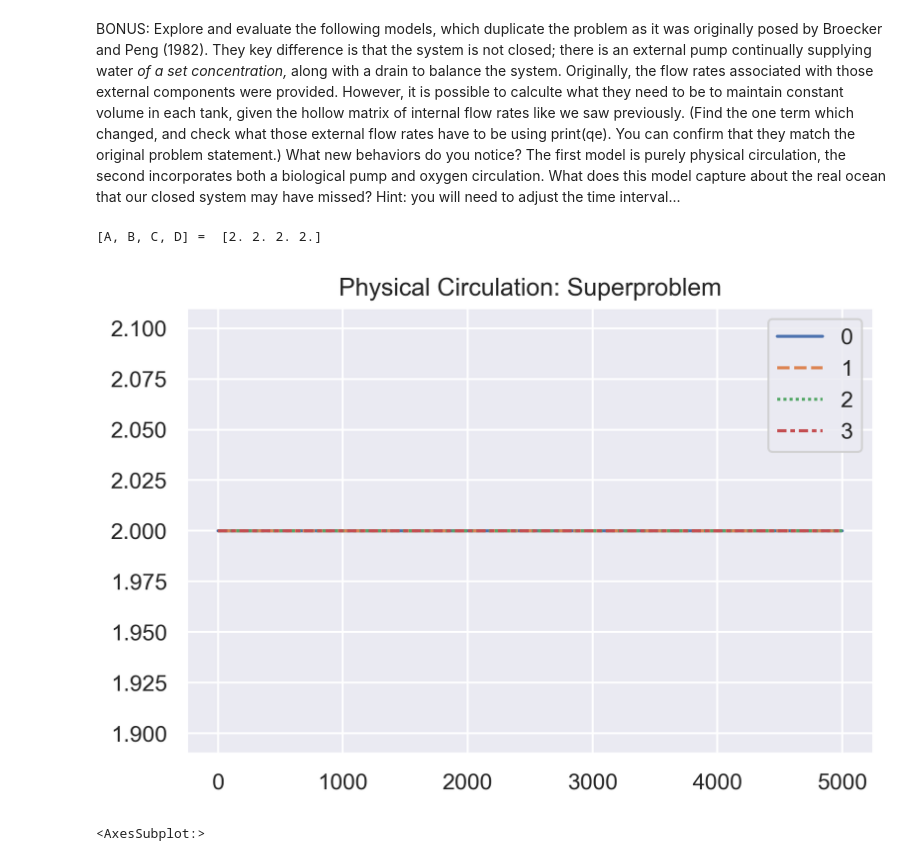
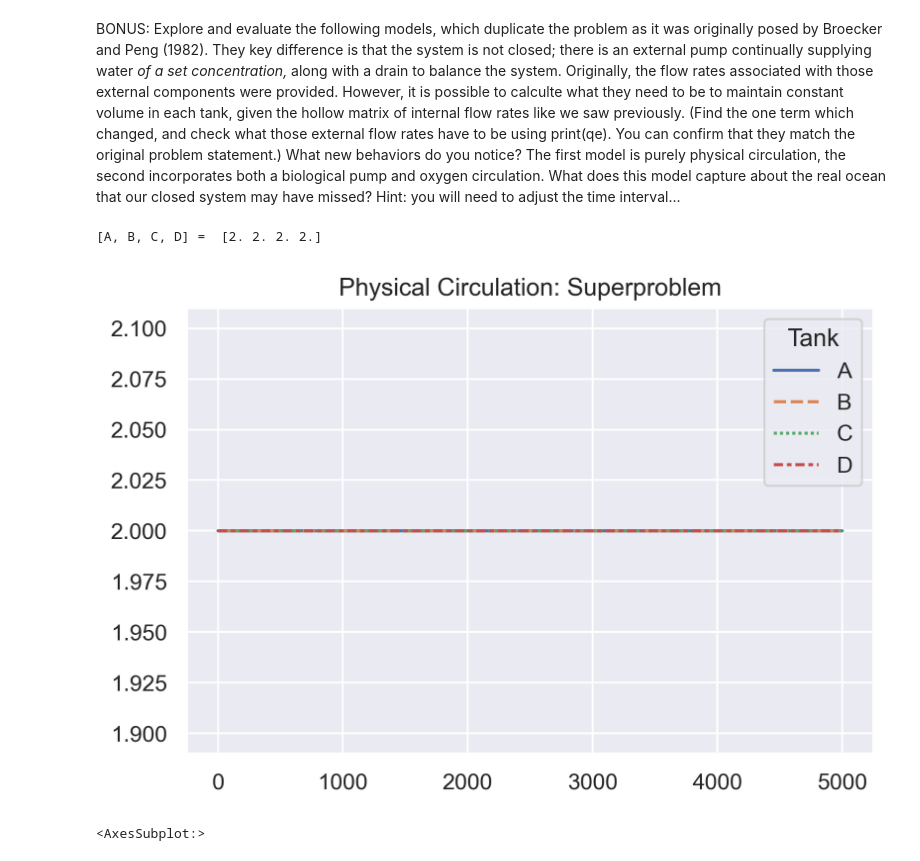
Before and after one commit to hernypeterson/nutrient-model, a Jupyter notebook: nutrient-model.ipynb, the cells around one changed output. Saved outputs shown, nothing was run; the diff lists cells and outputs as text; code cells hidden in the pictures.

```diff
--- a/nutrient-model.ipynb
+++ b/nutrient-model.ipynb
@@ -174,27 +174,28 @@ BONUS: Explore and evaluate the following models, which duplicate the problem as
 # %%
 Qhs = np.array([[0,  2, 0, 5], # s for "superproblem" (L/hr)
                 [8,  0, 4, 0],
                 [0, 10, 0, 2],
                 [0,  0, 8, 0]])
 
 qe = Qhs.sum(axis = 0) - Qhs.sum(axis = 1) # external flow rates needed to maintain volume
 qi, qo = np.mean([[qe, np.abs(qe)], [qe, -np.abs(qe)]], axis = 1)
 
 Qs = Qhs - np.diag(Qhs.sum(axis = 0)) + np.diag(qo) # L/hr
 
 ci = 2 # external inflow [PO4] (umol/L)
 
 def sys_super(c, t):
     return (Qs @ c + qi * ci) / v
 
 sol_super = odeint(sys_super, P0, t)
 
 sns.lineplot(data=sol_super).set(title="Physical Circulation: Superproblem")
+legend()
 
 print("[A, B, C, D] = ", sol_super[-1])
 # %% [output]
 [A, B, C, D] =  [2. 2. 2. 2.]
-[figure, old version]
+[figure, new version]
 # %%
 def sys_super_oxy(c, t):
     b = bio(beta_flux, *(Qh[:2] @ c[:4]))
```
Also changed, not shown: parts of 3 cells of this notebook.
